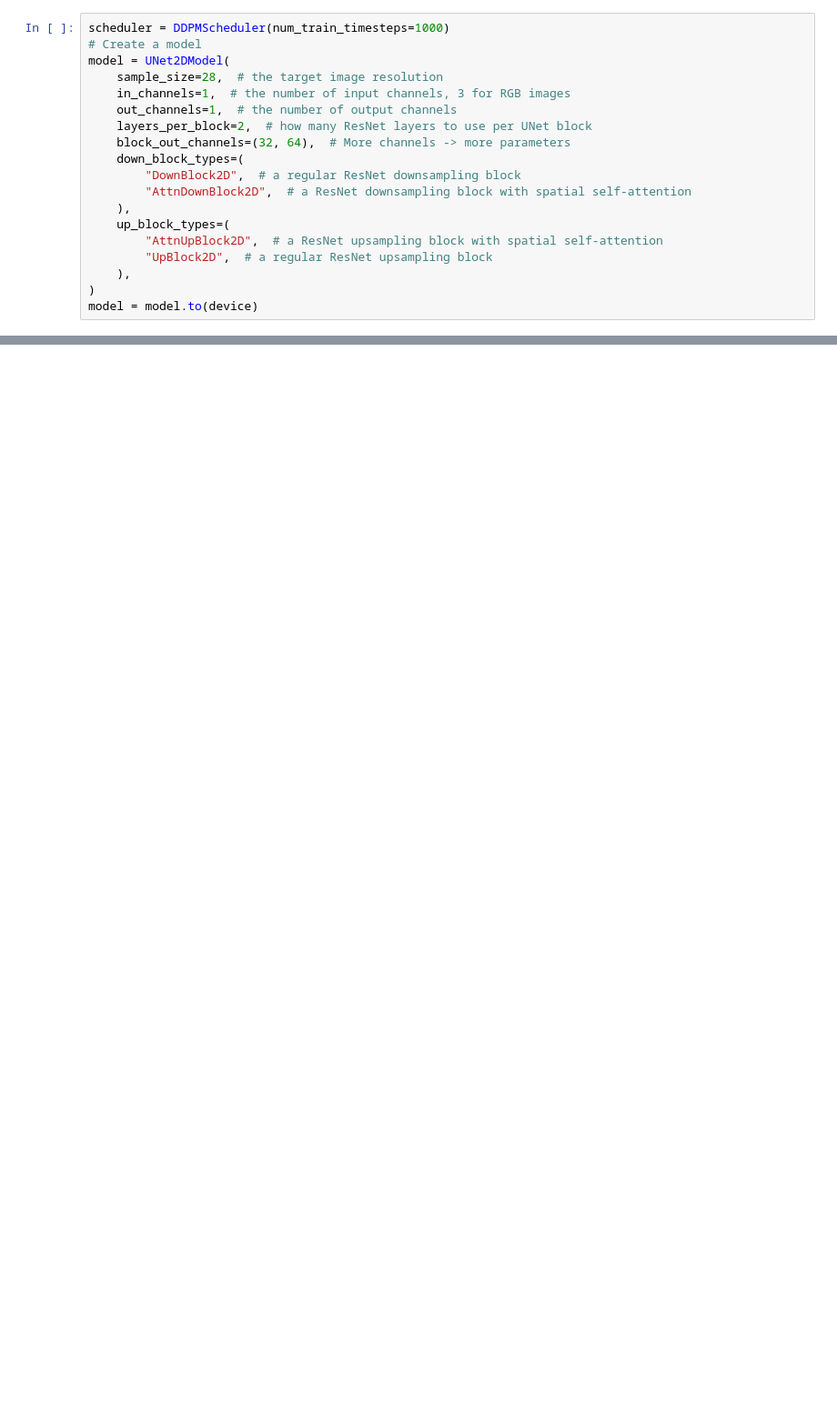
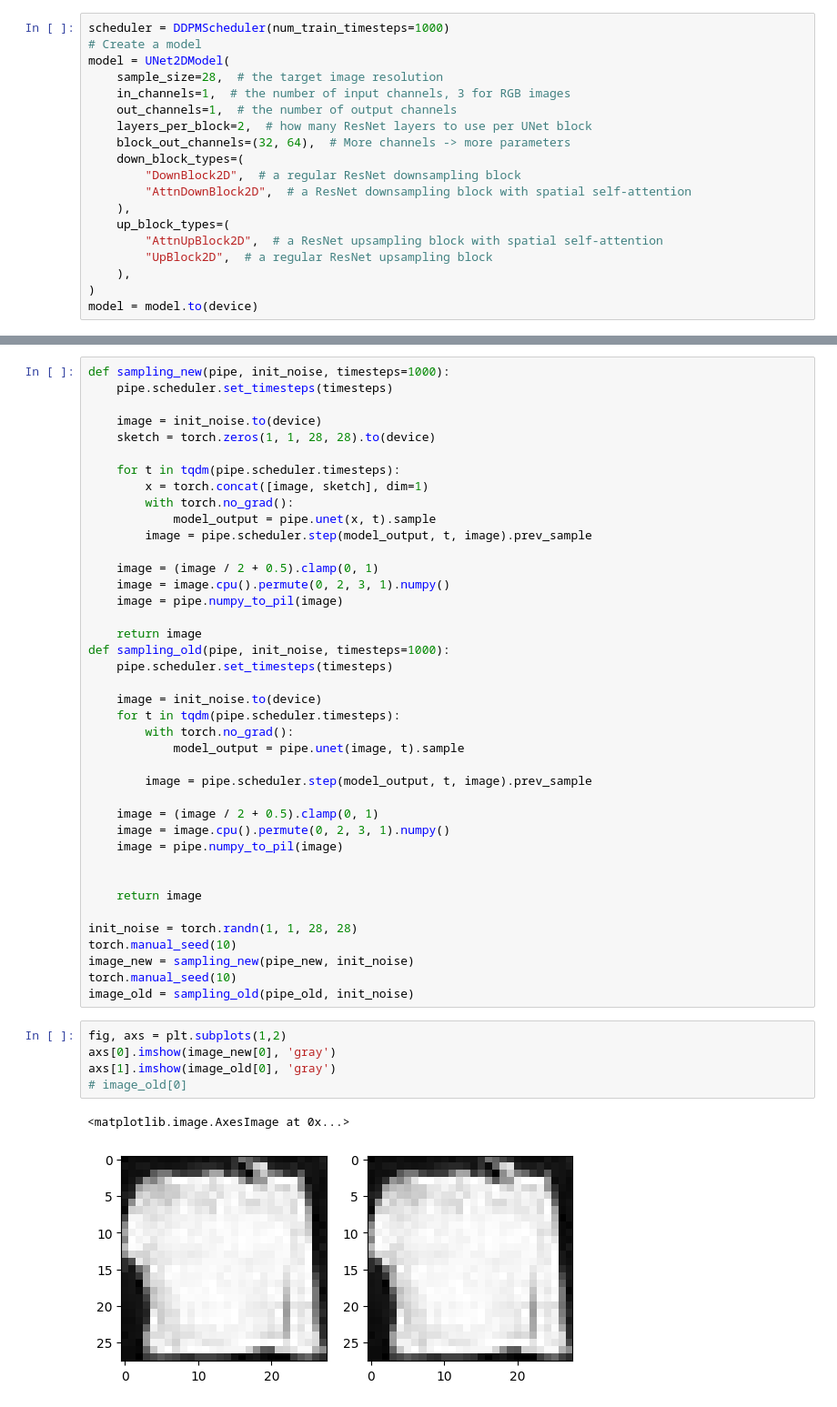
Before and after one commit to IzumiSatoshi/sketch2img, a Jupyter notebook: dev.ipynb, the cells around one changed output, grey strips where cells are left out. Shown at 91% size. Drawn from its saved outputs; the diff is of its cells as text; blank space fills up the shorter version.

```diff
--- a/dev.ipynb
+++ b/dev.ipynb
@@ -83,0 +169,48 @@ torch.save(model, "./model/z2i_5epochs.pth")
+# %%
+def sampling_new(pipe, init_noise, timesteps=1000):
+    pipe.scheduler.set_timesteps(timesteps)
+
+    image = init_noise.to(device)
+    sketch = torch.zeros(1, 1, 28, 28).to(device)
+
+    for t in tqdm(pipe.scheduler.timesteps):
+        x = torch.concat([image, sketch], dim=1)
+        with torch.no_grad():
+            model_output = pipe.unet(x, t).sample
+        image = pipe.scheduler.step(model_output, t, image).prev_sample
+
+    image = (image / 2 + 0.5).clamp(0, 1)
+    image = image.cpu().permute(0, 2, 3, 1).numpy()
+    image = pipe.numpy_to_pil(image)
+
+    return image
+def sampling_old(pipe, init_noise, timesteps=1000):
+    pipe.scheduler.set_timesteps(timesteps)
+
+    image = init_noise.to(device)
+    for t in tqdm(pipe.scheduler.timesteps):
+        with torch.no_grad():
+            model_output = pipe.unet(image, t).sample
+
+        image = pipe.scheduler.step(model_output, t, image).prev_sample
+
+    image = (image / 2 + 0.5).clamp(0, 1)
+    image = image.cpu().permute(0, 2, 3, 1).numpy()
+    image = pipe.numpy_to_pil(image)
+
+
+    return image
+
+init_noise = torch.randn(1, 1, 28, 28)
+torch.manual_seed(10)
+image_new = sampling_new(pipe_new, init_noise)
+torch.manual_seed(10)
+image_old = sampling_old(pipe_old, init_noise)
+# %%
+fig, axs = plt.subplots(1,2)
+axs[0].imshow(image_new[0], 'gray')
+axs[1].imshow(image_old[0], 'gray')
+# image_old[0]
+# %% [output]
+<matplotlib.image.AxesImage at 0x...>
+[figure, added]
```
Also changed, not shown: parts of 18 cells of this notebook, 2 other files.
